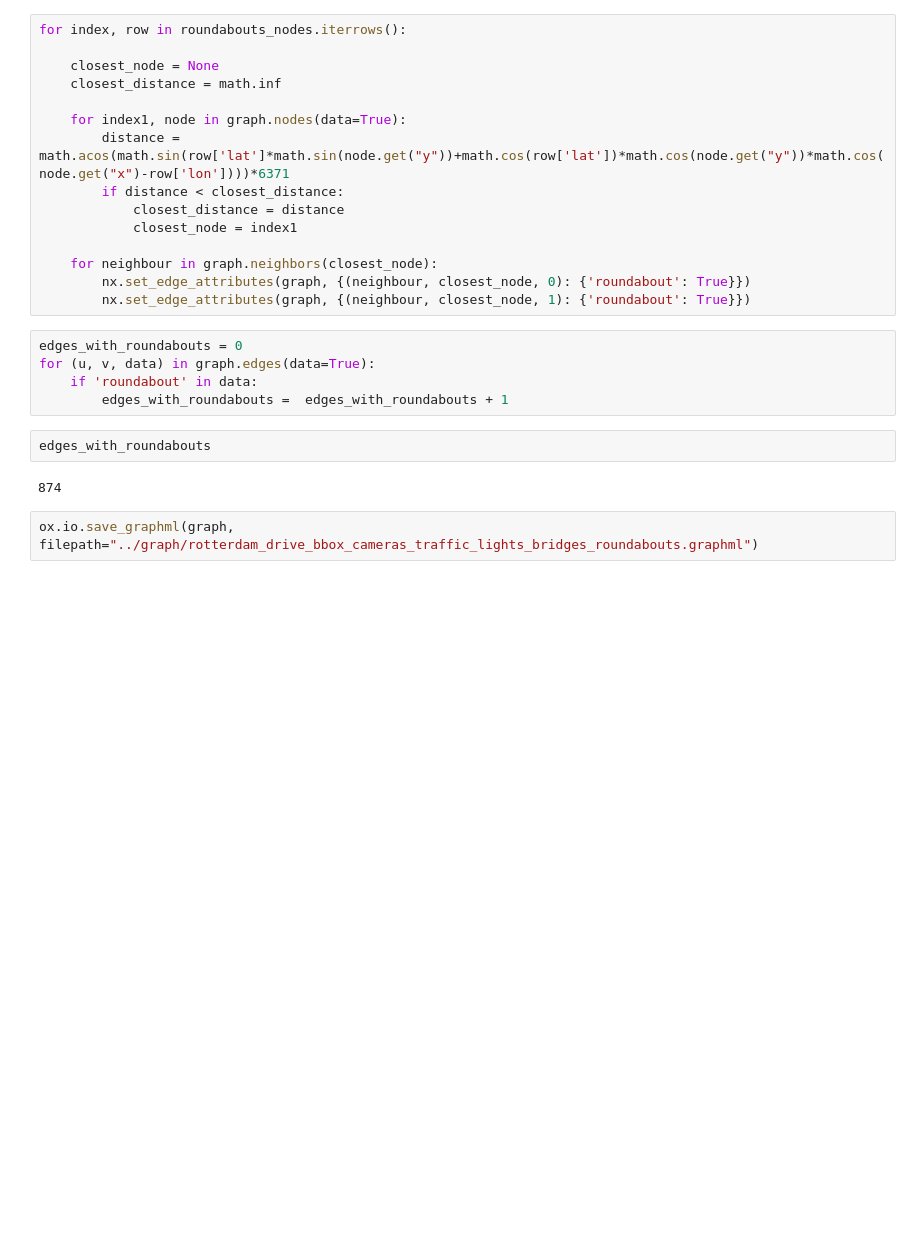
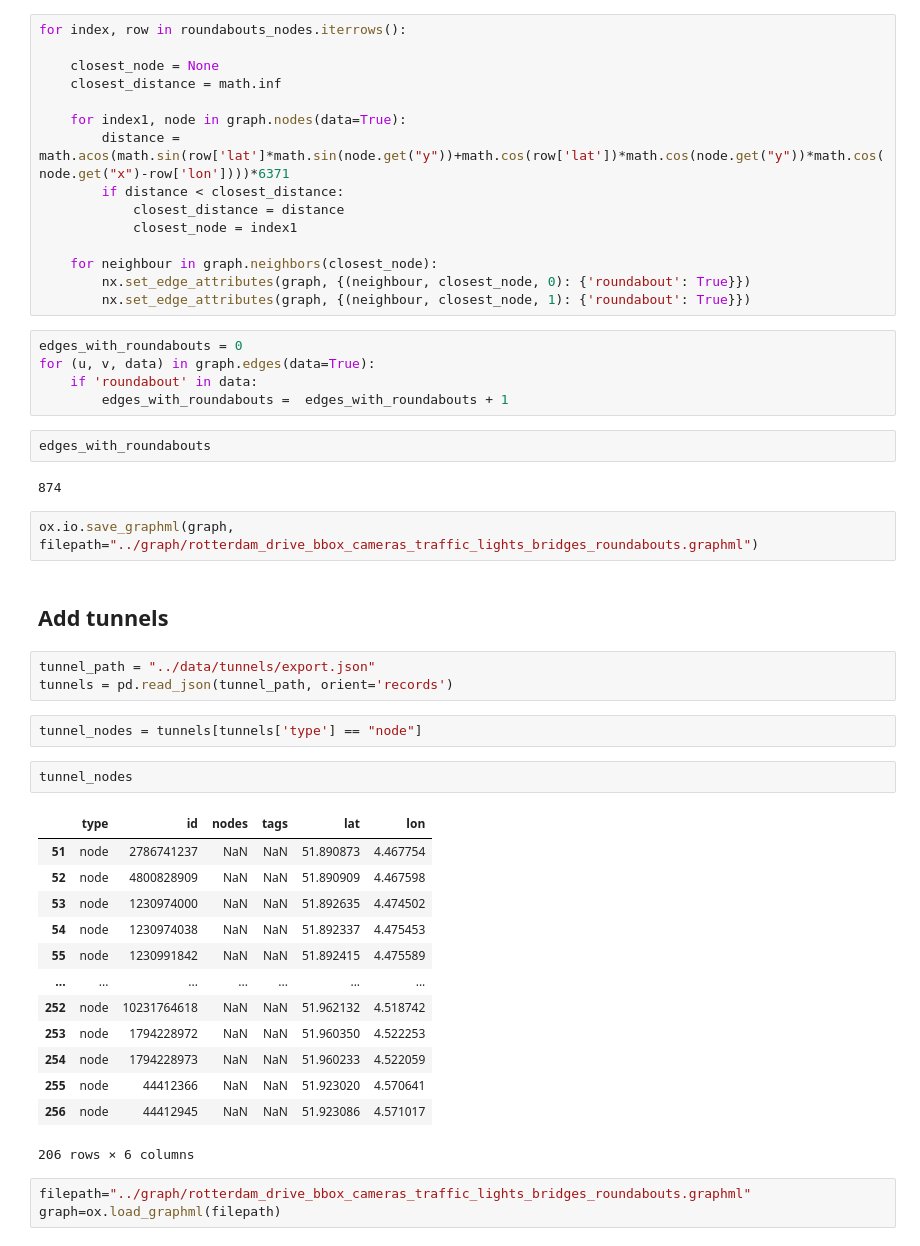
Before and after one commit to WillemijnTutu/EPA_thesis_WATutuarima, a Jupyter notebook: notebooks/data_integration.ipynb, the cells around one changed output. Drawn from its saved outputs; the diff is of its cells as text; blank space fills up the shorter version.

```diff
--- a/notebooks/data_integration.ipynb
+++ b/notebooks/data_integration.ipynb
@@ -219,3 +219,29 @@ edges_with_roundabouts
 874
 # %%
 ox.io.save_graphml(graph, filepath="../graph/rotterdam_drive_bbox_cameras_traffic_lights_bridges_roundabouts.graphml")
+# %% [markdown]
+## Add tunnels
+# %%
+tunnel_path = "../data/tunnels/export.json"
+tunnels = pd.read_json(tunnel_path, orient='records')
+# %%
+tunnel_nodes = tunnels[tunnels['type'] == "node"]
+# %%
+tunnel_nodes
+# %% [output]
+|  | type | id | nodes | tags | lat | lon |
+| 51 | node | 2786741237 | NaN | NaN | 51.890873 | 4.467754 |
+| 52 | node | 4800828909 | NaN | NaN | 51.890909 | 4.467598 |
+| 53 | node | 1230974000 | NaN | NaN | 51.892635 | 4.474502 |
+| 54 | node | 1230974038 | NaN | NaN | 51.892337 | 4.475453 |
+| 55 | node | 1230991842 | NaN | NaN | 51.892415 | 4.475589 |
+| ... | ... | ... | ... | ... | ... | ... |
+| 252 | node | 10231764618 | NaN | NaN | 51.962132 | 4.518742 |
+| 253 | node | 1794228972 | NaN | NaN | 51.960350 | 4.522253 |
+| 254 | node | 1794228973 | NaN | NaN | 51.960233 | 4.522059 |
+| 255 | node | 44412366 | NaN | NaN | 51.923020 | 4.570641 |
+| 256 | node | 44412945 | NaN | NaN | 51.923086 | 4.571017 |
+206 rows × 6 columns
+# %%
+filepath="../graph/rotterdam_drive_bbox_cameras_traffic_lights_bridges_roundabouts.graphml"
+graph=ox.load_graphml(filepath)
```
Also changed, not shown: parts of 8 cells of this notebook, 3 other files.
